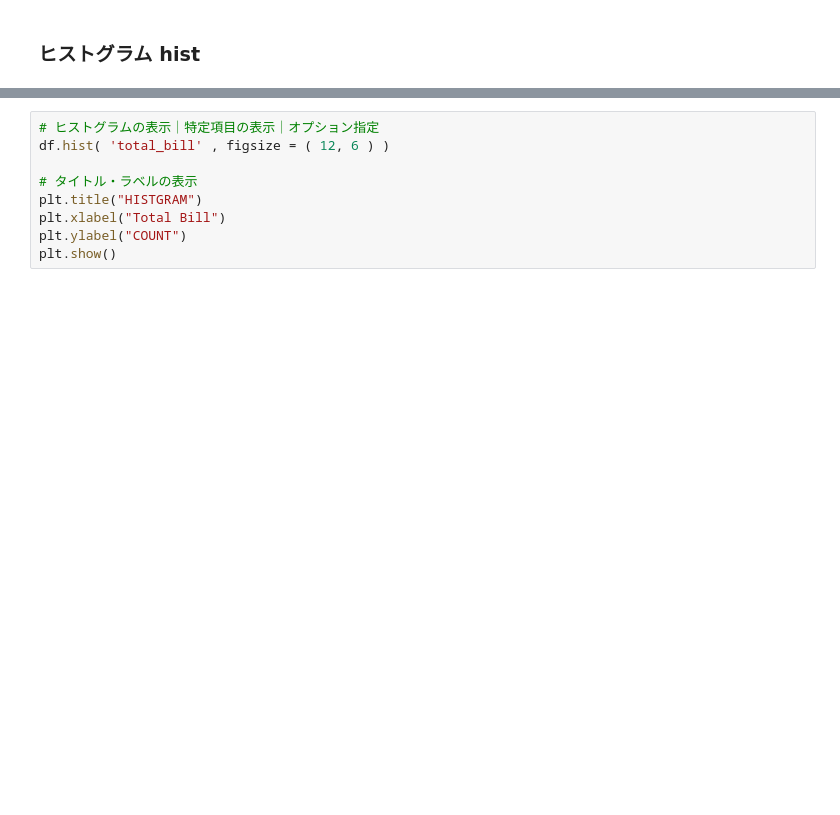
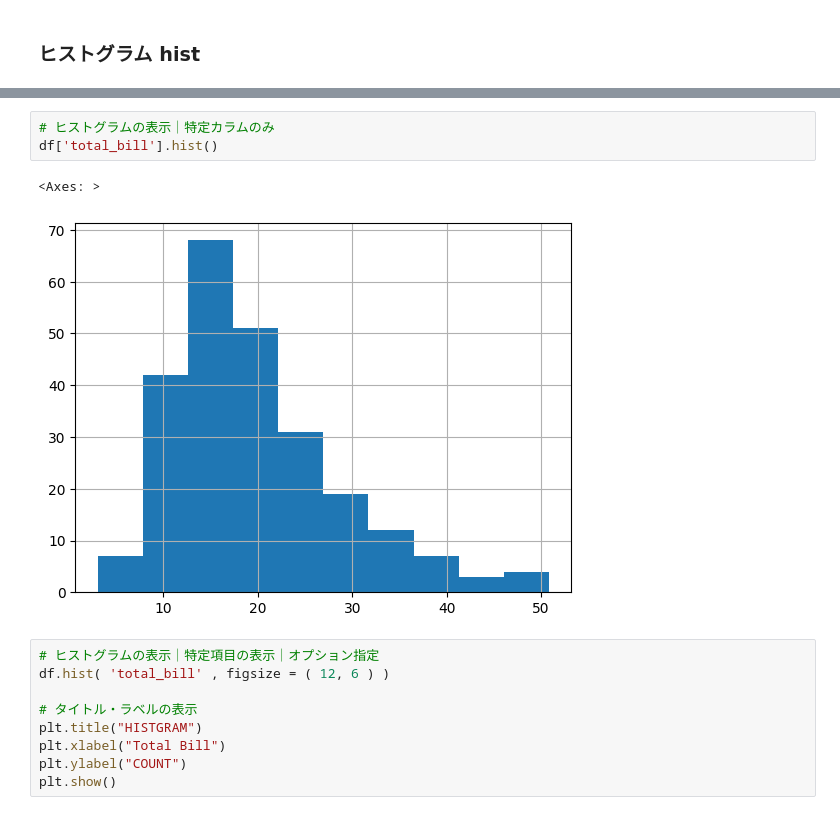
Before and after one commit to koichi-inoue/DataScience, a Jupyter notebook: StatisticalGraph.ipynb, the cells around one changed output, grey strips where cells are left out. Saved outputs shown, nothing was run; the diff lists cells and outputs as text; blank space fills up the shorter version.

```diff
--- a/StatisticalGraph.ipynb
+++ b/StatisticalGraph.ipynb
@@ -64,3 +64,9 @@ plt.show()
+# %%
+# ヒストグラムの表示｜特定カラムのみ
+df['total_bill'].hist()
+# %% [output]
+<Axes: >
+[figure, added]
 # %%
 # ヒストグラムの表示｜特定項目の表示｜オプション指定
 df.hist( 'total_bill' , figsize = ( 12, 6 ) )
```
Also changed, not shown: parts of 14 cells of this notebook.
